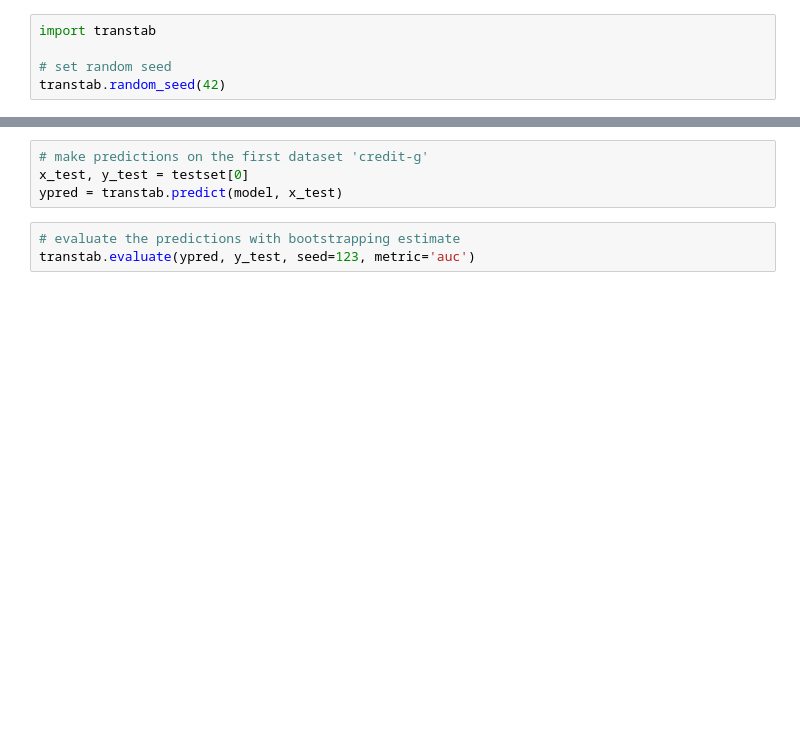
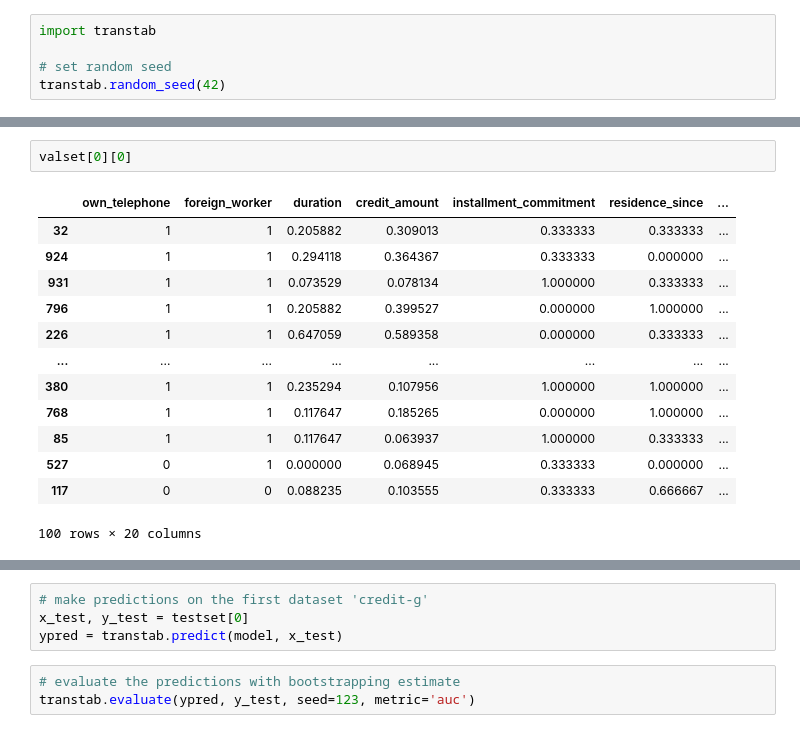
Before and after one commit to RyanWangZf/transtab, a Jupyter notebook: examples/fast_train.ipynb, the cells around one changed output, grey strips where cells are left out. Cells and saved outputs as stored; diff of their text form; blank space fills up the shorter version.

```diff
--- a/examples/fast_train.ipynb
+++ b/examples/fast_train.ipynb
@@ -32,3 +48,19 @@ load data from credit-approval
+# %%
+valset[0][0]
+# %% [output]
+|  | own_telephone | foreign_worker | duration | credit_amount | installment_commitment | residence_since | ... |
+| 32 | 1 | 1 | 0.205882 | 0.309013 | 0.333333 | 0.333333 | ... |
+| 924 | 1 | 1 | 0.294118 | 0.364367 | 0.333333 | 0.000000 | ... |
+| 931 | 1 | 1 | 0.073529 | 0.078134 | 1.000000 | 0.333333 | ... |
+| 796 | 1 | 1 | 0.205882 | 0.399527 | 0.000000 | 1.000000 | ... |
+| 226 | 1 | 1 | 0.647059 | 0.589358 | 0.000000 | 0.333333 | ... |
+| ... | ... | ... | ... | ... | ... | ... | ... |
+| 380 | 1 | 1 | 0.235294 | 0.107956 | 1.000000 | 1.000000 | ... |
+| 768 | 1 | 1 | 0.117647 | 0.185265 | 0.000000 | 1.000000 | ... |
+| 85 | 1 | 1 | 0.117647 | 0.063937 | 1.000000 | 0.333333 | ... |
+| 527 | 0 | 1 | 0.000000 | 0.068945 | 0.333333 | 0.000000 | ... |
+| 117 | 0 | 0 | 0.088235 | 0.103555 | 0.333333 | 0.666667 | ... |
+100 rows × 20 columns
 # %%
 # start training, take the validation loss on average for evaluation
 transtab.train(model, trainset, valset, **training_arguments)
```
Also changed, not shown: parts of 4 cells of this notebook, 2 other files.
